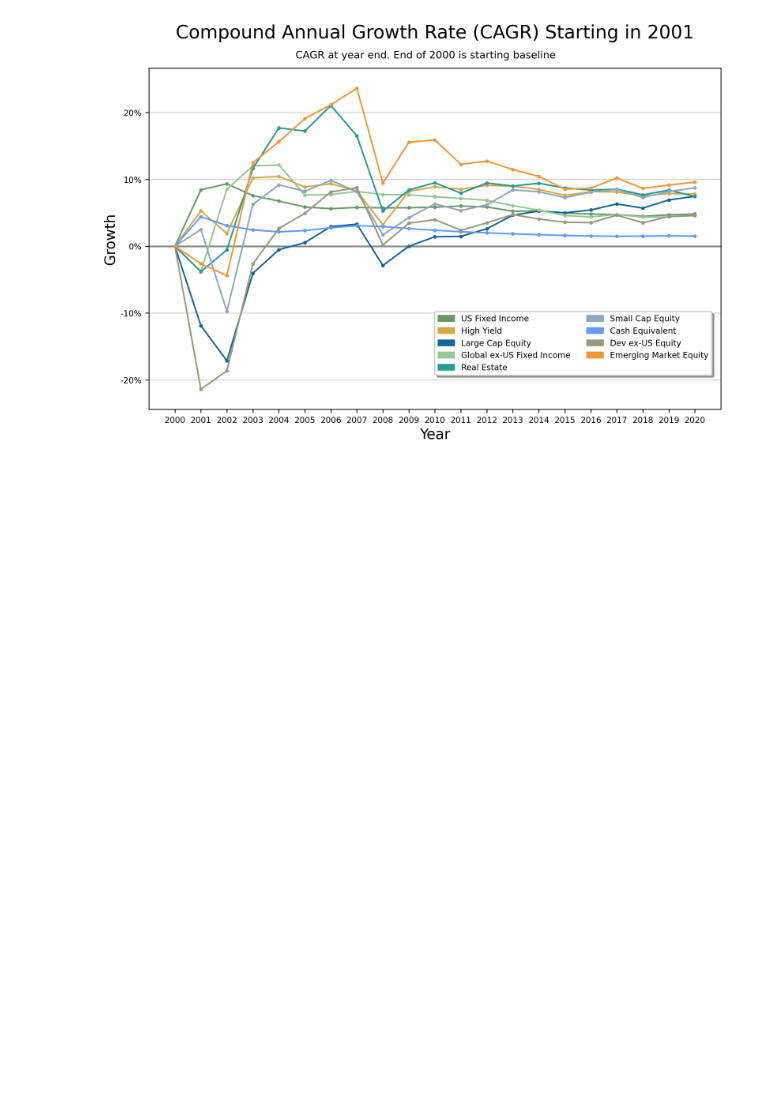
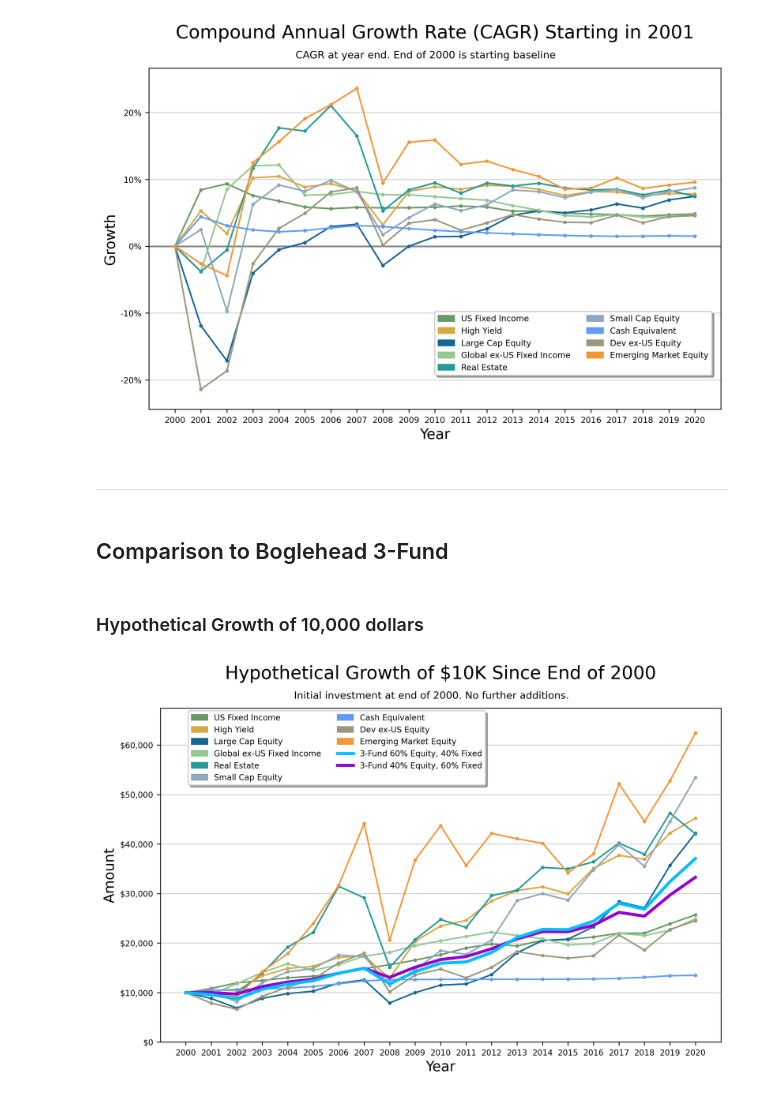
Before and after one commit to jsprag/Callan-Chart, a Jupyter notebook: Callan_Chart.ipynb, the cells around one changed output. Drawn from its saved outputs; the diff is of its cells as text; code cells hidden in the pictures; blank space fills up the shorter version.

Commit message:
split notebooks, added 3-fund
- Split notebooks into data manipulation and data visualization
- Added three-fund portfolios as reference

```diff
--- a/Callan_Chart.ipynb
+++ b/Callan_Chart.ipynb
@@ -339,14 +259,17 @@ df_cagr.style.format('{:.2f}%')
+# %%
+# create subframe of CAGR for Callan classes
+df_cal_cagr = df_cagr.loc[:,'US Fixed Income':'Emerging Market Equity']
 # %%
 # create plot
 fig, ax = plt.subplots()
 
 # set plot limits
 ax.set_xlim([x_min - 1, x_max])
-ax.set_ylim([df_cagr.min().min() - 3, df_cagr.max().max() + 3])
+ax.set_ylim([df_cal_cagr.min().min() - 3, df_cal_cagr.max().max() + 3])
 
 # plot with custom line colors
-for c in df_cagr.columns:
-    plt.plot(df_cagr[c], color=colors[c], marker='o')
+for c in df_cal_cagr.columns:
+    plt.plot(df_cal_cagr[c], color=colors[c], marker='o')
 
 # add horizontal grid lines
 plt.grid(axis='y', zorder=0)
@@ -358,7 +281,7 @@ zeroline()
 plt.legend(handles=legend, ncol=2, loc=(0.5, 0.1))
 
 # set axis ticks
-ax.set_xticks(df_cagr.index)
+ax.set_xticks(df_cal_cagr.index)
 plt.gca().yaxis.set_major_formatter(plt.matplotlib.ticker.StrMethodFormatter('{x:,.0f}%'))
 
 # label axes and title
@@ -373,3 +296,54 @@ plt.show()
 ax.figure.savefig("./images/callan_cagr.png")
 # %% [output]
 [figure]
+# %% [markdown]
+***
+# %% [markdown]
+## Comparison to Boglehead 3-Fund
+# %% [markdown]
+### Hypothetical Growth of 10,000 dollars
+# %%
+# create new legend with Boglhead 3-Fund
+from matplotlib.lines import Line2D
+
+legend2 = legend.copy()
+legend2.append(Line2D([0], [0], color='deepskyblue', lw=3, label='3-Fund 60% Equity, 40% Fixed'))
+legend2.append(Line2D([0], [0], color='darkviolet', lw=3, label='3-Fund 40% Equity, 60% Fixed'))
+# %%
+# create plot
+fig, ax = plt.subplots()
+
+# set plot limits
+plt.xlim([x_min - 1, x_max])
+plt.ylim([0, df_cal_hg.max().max() + 5000])
+
+# plot with custom line colors
+for c in df_cal_hg.columns:
+    plt.plot(df_cal_hg[c], color=colors[c], marker='o')
+
+# add equal 3 funds
+plt.plot(df_hyp_gro['3-Fund 60F/40E'], color='darkviolet', lw=3)
+plt.plot(df_hyp_gro['3-Fund 40F/60E'], color='deepskyblue', lw=3)
+
+# add horizontal grid lines
+plt.grid(axis='y', zorder=0)
+
+# draw legend
+plt.legend(handles=legend2, ncol=2, loc=(0.05, .77))
+
+# set axis ticks
+ax.set_xticks(df_cal_hg.index)
+plt.gca().yaxis.set_major_formatter(plt.matplotlib.ticker.StrMethodFormatter('${x:,.0f}'))
+
+# label axes and title
+ax.set_xlabel('Year')
+ax.set_ylabel('Amount')
+plt.title('Hypothetical Growth of $10K Since End of 2000', y=1.07)
+plt.suptitle('Initial investment at end of 2000. No further additions.', fontsize=10, y=.92)
+
+# display plot
+plt.show()
+
+ax.figure.savefig("./images/callan_hyp_growth_bogle.png")
+# %% [output]
+[figure, added]
```
Also changed, not shown: parts of 20 cells of this notebook, 9 other files.
